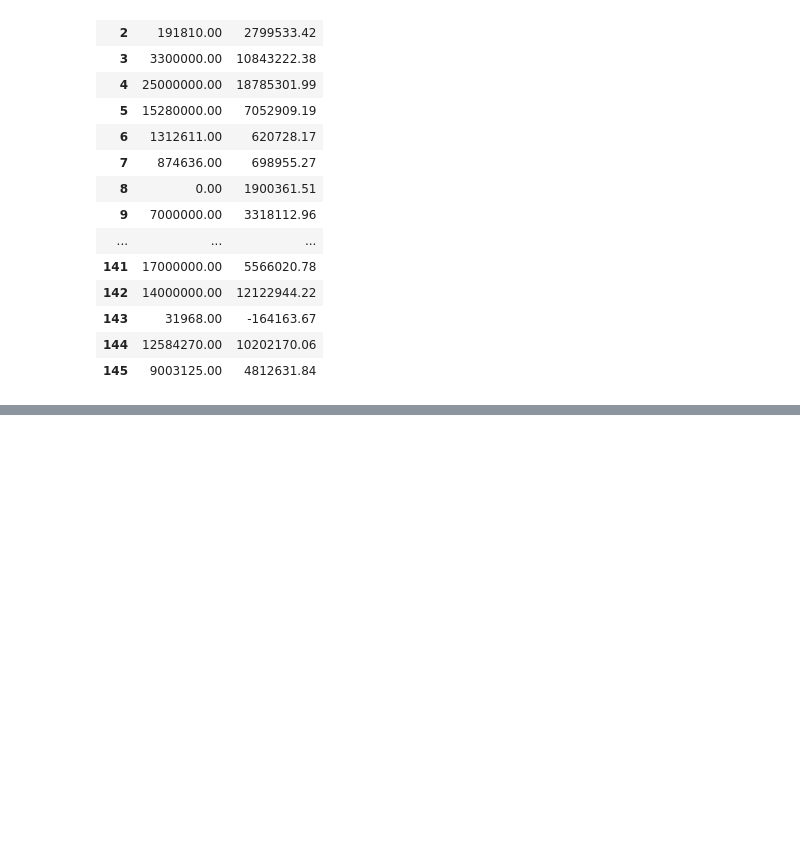
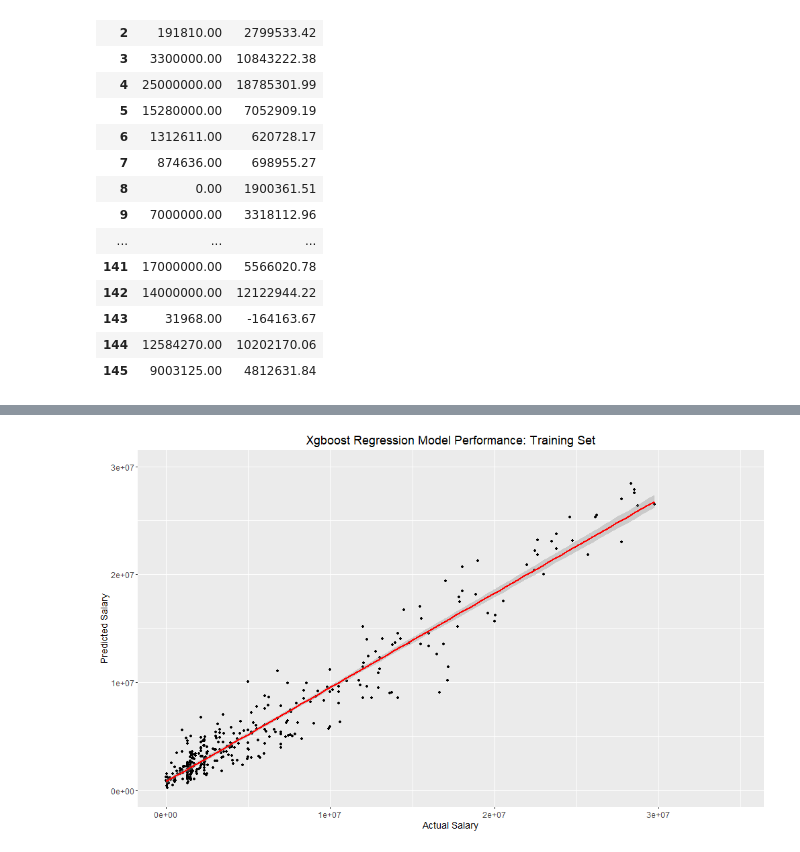
Before and after one commit to TravelingPotato/Team-Epic-DSC-630, a Jupyter notebook: NBA Features Selection & Models.ipynb, the cells around one changed output, grey strips where cells are left out. Saved outputs shown, nothing was run; the diff lists cells and outputs as text; code cells hidden in the pictures; blank space fills up the shorter version.

```diff
--- a/NBA Features Selection & Models.ipynb
+++ b/NBA Features Selection & Models.ipynb
@@ -782,0 +791,17 @@ grid.arrange(train_scatter, test_scatter, nrow = 1, top = "Comparison of Regress
+# %%
+import sys
+!{sys.executable} -m pip install xgboost
+from xgboost import XGBRegressor, plot_importance
+xgb_model1 = XGBRegressor()
+xgb_model1.fit(X_train, y_train, verbose=False)
+y_train_pred1 = xgb_model1.predict(X_train)
+y_pred1 = xgb_model1.predict(X_test)
+
+print('Train r2 score: ', r2_score(y_train_pred1, y_train))
+print('Test r2 score: ', r2_score(y_test, y_pred1))
+train_mse1 = mean_squared_error(y_train_pred1, y_train)
+test_mse1 = mean_squared_error(y_pred1, y_test)
+train_rmse1 = np.sqrt(train_mse1)
+test_rmse1 = np.sqrt(test_mse1)
+print('Train RMSE: %.4f' % train_rmse1)
+print('Test RMSE: %.4f' % test_rmse1)
@@ -782,0 +817,3 @@ grid.arrange(train_scatter, test_scatter, nrow = 1, top = "Comparison of Regress
+# %%
+y_train_xgb = pd.DataFrame(y_train, columns=["Salary"])
+y_train_xgb.head(5)
@@ -782,0 +827,3 @@ grid.arrange(train_scatter, test_scatter, nrow = 1, top = "Comparison of Regress
+# %%
+y_predict_xgb = pd.DataFrame(y_train_pred1, columns=["Prediction"])
+y_predict_xgb.head(5)
@@ -782,0 +837,3 @@ grid.arrange(train_scatter, test_scatter, nrow = 1, top = "Comparison of Regress
+# %%
+train_predictions_xgb = pd.DataFrame(np.concatenate([y_train_xgb, y_predict_xgb], axis=1),columns= ['Salary','Prediction'])
+train_predictions_xgb.head(5)
@@ -782,0 +847,12 @@ grid.arrange(train_scatter, test_scatter, nrow = 1, top = "Comparison of Regress
+# %%
+%%R -i train_predictions_xgb -w 1000 -h 600 -u px
+train_scatter_xgb <- ggplot(train_predictions_xgb, aes(Salary, Prediction)) + geom_point() +
+geom_smooth(method='lm', colour = "red") +
+labs(x = "Actual Salary", y = "Predicted Salary") + ylim(-100000, 30000000)
+train_scatter_xgb + ggtitle("Xgboost Regression Model Performance: Training Set") +
+theme(plot.title = element_text(hjust = 0.5, size=18),
+      axis.text=element_text(size=12),
+     axis.title.x=element_text(size=14),
+     axis.title.y=element_text(size=14))
+# %% [output]
+[figure, added]
```
Also changed, not shown: parts of 26 cells of this notebook.
